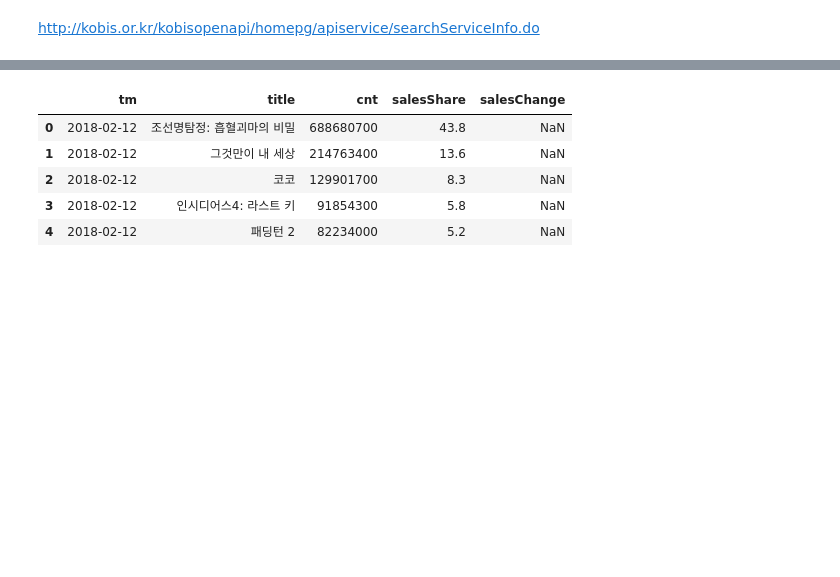
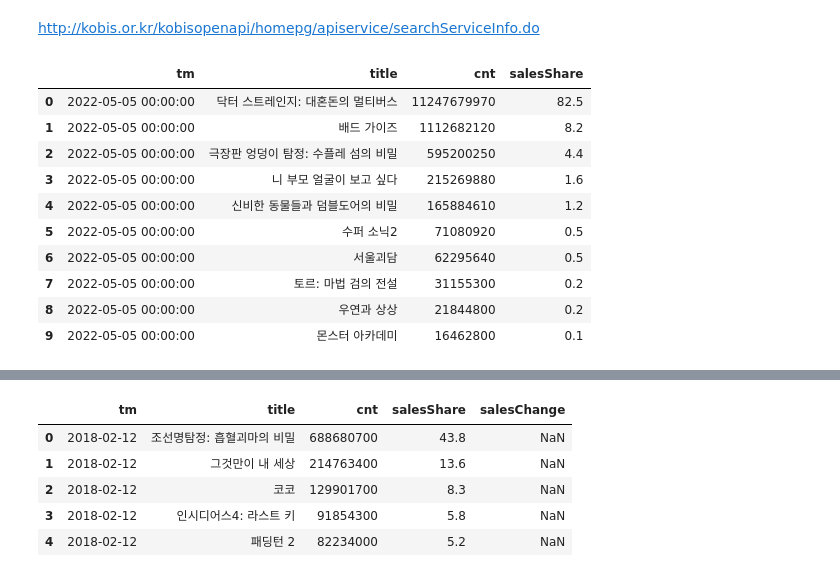
Before and after one commit to iceman67/-Python, a Jupyter notebook: kobis_boxoffices_2022.ipynb, the cells around one changed output, grey strips where cells are left out. Saved outputs shown, nothing was run; the diff lists cells and outputs as text; code cells hidden in the pictures; blank space fills up the shorter version.

```diff
--- a/kobis_boxoffices_2022.ipynb
+++ b/kobis_boxoffices_2022.ipynb
@@ -34,6 +34,22 @@ def getBoxOffice(mDate):
         movieDF.loc[i, "salesShare"] = float(movieData['boxOfficeResult']['dailyBoxOfficeList'][i]['salesShare'])
     return movieDF
     #print(movieDF.head())
+# %%
+movieDF = getBoxOffice(20220505)
+# %%
+movieDF.head(10)
+# %% [output]
+|  | tm | title | cnt | salesShare |
+| 0 | 2022-05-05 00:00:00 | 닥터 스트레인지: 대혼돈의 멀티버스 | 11247679970 | 82.5 |
+| 1 | 2022-05-05 00:00:00 | 배드 가이즈 | 1112682120 | 8.2 |
+| 2 | 2022-05-05 00:00:00 | 극장판 엉덩이 탐정: 수플레 섬의 비밀 | 595200250 | 4.4 |
+| 3 | 2022-05-05 00:00:00 | 니 부모 얼굴이 보고 싶다 | 215269880 | 1.6 |
+| 4 | 2022-05-05 00:00:00 | 신비한 동물들과 덤블도어의 비밀 | 165884610 | 1.2 |
+| 5 | 2022-05-05 00:00:00 | 수퍼 소닉2 | 71080920 | 0.5 |
+| 6 | 2022-05-05 00:00:00 | 서울괴담 | 62295640 | 0.5 |
+| 7 | 2022-05-05 00:00:00 | 토르: 마법 검의 전설 | 31155300 | 0.2 |
+| 8 | 2022-05-05 00:00:00 | 우연과 상상 | 21844800 | 0.2 |
+| 9 | 2022-05-05 00:00:00 | 몬스터 아카데미 | 16462800 | 0.1 |
 # %%
 # 기준일을 2018년 1월으로 지정한 경우임
 base= 20180100
```
Also changed, not shown: parts of 12 cells of this notebook.
